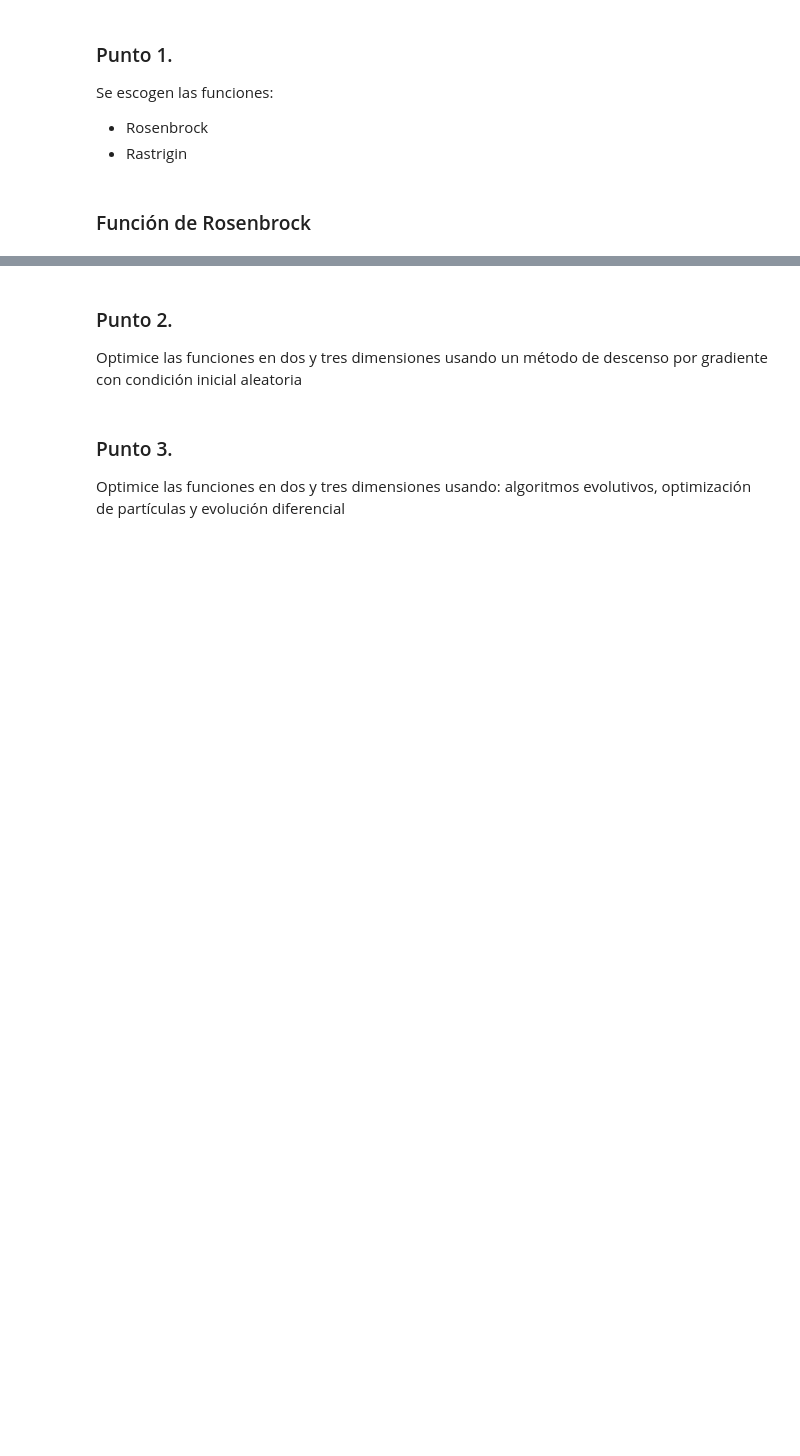
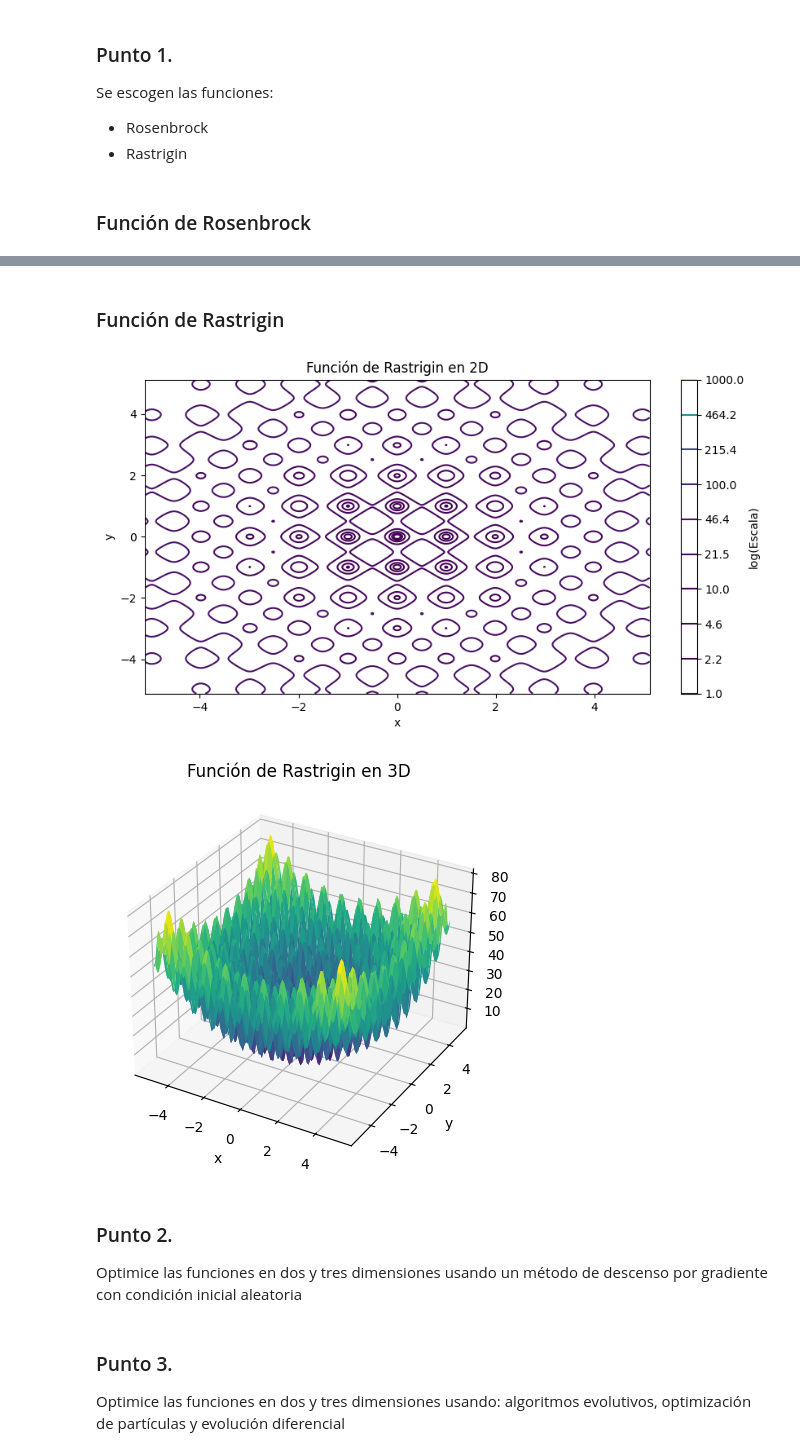
Before and after one commit to Lema25/Optimizacion_Euristica, a Jupyter notebook: Trabajo1.ipynb, the cells around one changed output, grey strips where cells are left out. Cells and saved outputs as stored; diff of their text form; code cells hidden in the pictures; blank space fills up the shorter version.

```diff
--- a/Trabajo1.ipynb
+++ b/Trabajo1.ipynb
@@ -103,3 +93,39 @@ TypeError: unsupported operand type(s) for ** or pow(): 'list' and 'int'
+# %% [markdown]
+### Función de Rastrigin
+# %%
+# Generar datos para graficar en 2D de Rastrigin
+x = np.linspace(-5.12, 5.12, 400)
+y = np.linspace(-5.12, 5.12, 400)
+X, Y = np.meshgrid(x, y)
+Z = rastrigin(np.array([X, Y]))  # Corrección
+
+# Graficar en 2D de Rastrigin
+plt.figure(figsize=(10, 5))
+plt.contour(X, Y, Z, levels=np.logspace(0, 3, 10), cmap='viridis')
+plt.xlabel('x')
+plt.ylabel('y')
+plt.title('Función de Rastrigin en 2D')
+plt.colorbar(label='log(Escala)')
+plt.show()
+
+# Generar datos para graficar en 3D de Rastrigin
+x = np.linspace(-5.12, 5.12, 100)
+y = np.linspace(-5.12, 5.12, 100)
+X, Y = np.meshgrid(x, y)
+Z = rastrigin(np.array([X, Y]))  # Corrección
+
+# Graficar en 3D de Rastrigin
+fig = plt.figure(figsize=(10, 5))
+ax = fig.add_subplot(111, projection='3d')
+ax.plot_surface(X, Y, Z, cmap='viridis')
+ax.set_xlabel('x')
+ax.set_ylabel('y')
+ax.set_zlabel('z')
+ax.set_title('Función de Rastrigin en 3D')
+plt.show()
+# %% [output]
+[figure, added]
+[figure, added]
 # %% [markdown]
 ### Punto 2.
 Optimice las funciones en dos y tres dimensiones usando un método de descenso por gradiente con condición inicial aleatoria
```
Also changed, not shown: parts of 10 cells of this notebook, 4 other files.
